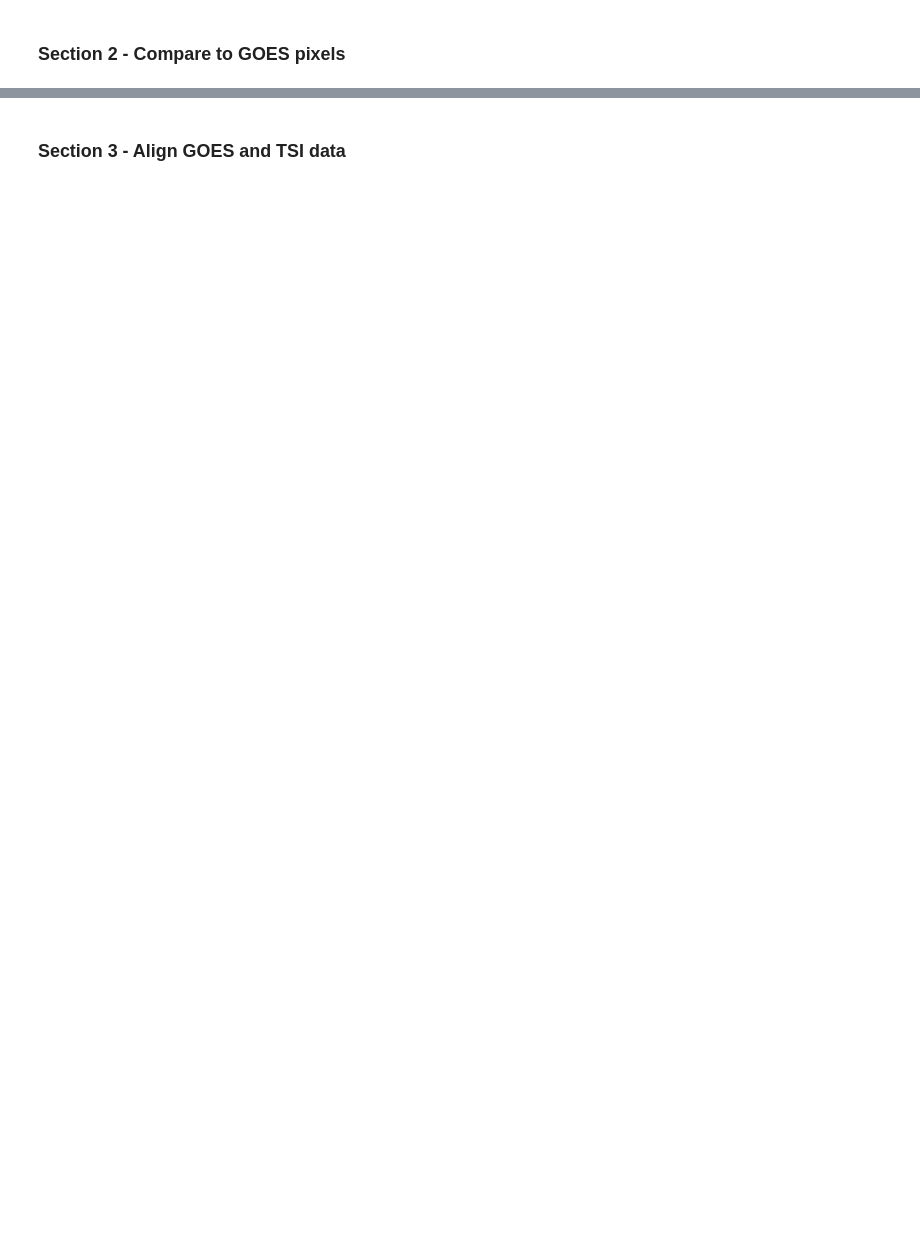
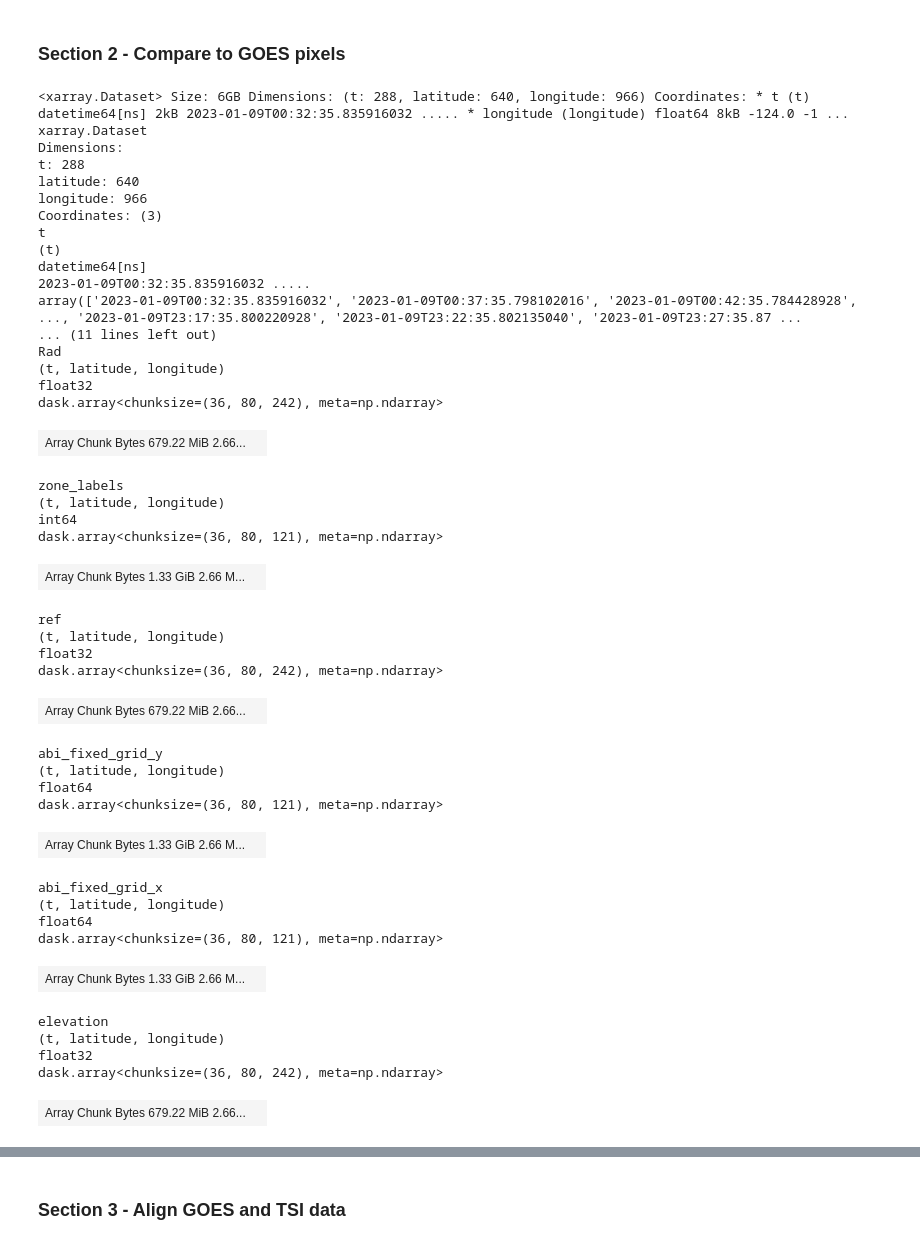
Before and after one commit to clinton-alden/goes_clouds, a Jupyter notebook: analysis/06_tsi_goes_comparison.ipynb, the cells around one changed output, grey strips where cells are left out. Saved outputs shown, nothing was run; the diff lists cells and outputs as text; code cells hidden in the pictures; blank space fills up the shorter version.

```diff
--- a/analysis/06_tsi_goes_comparison.ipynb
+++ b/analysis/06_tsi_goes_comparison.ipynb
@@ -50,0 +68,49 @@ goes_ds = goes_ds.sel(
+# %%
+zarr_path = '/storage/cdalden/goes/colorado/goes16/C02/'
+zarr_file = 'goes16_C02_colorado_20230109.zarr'
+zarr_ds = xr.open_zarr(zarr_path + zarr_file, consolidated=True)
+zarr_ds
+# %% [output]
+<xarray.Dataset> Size: 6GB Dimensions: (t: 288, latitude: 640, longitude: 966) Coordinates: * t (t) datetime64[ns] 2kB 2023-01-09T00:32:35.835916032 ..... * longitude (longitude) float64 8kB -124.0 -1 ...
+xarray.Dataset
+Dimensions:
+t: 288
+latitude: 640
+longitude: 966
+Coordinates: (3)
+t
+(t)
+datetime64[ns]
+2023-01-09T00:32:35.835916032 .....
+array(['2023-01-09T00:32:35.835916032', '2023-01-09T00:37:35.798102016', '2023-01-09T00:42:35.784428928', ..., '2023-01-09T23:17:35.800220928', '2023-01-09T23:22:35.802135040', '2023-01-09T23:27:35.87 ...
+... (11 lines left out)
+Rad
+(t, latitude, longitude)
+float32
+dask.array<chunksize=(36, 80, 242), meta=np.ndarray>
+| Array Chunk Bytes 679.22 MiB 2.66... |  |
+zone_labels
+(t, latitude, longitude)
+int64
+dask.array<chunksize=(36, 80, 121), meta=np.ndarray>
+| Array Chunk Bytes 1.33 GiB 2.66 M... |  |
+ref
+(t, latitude, longitude)
+float32
+dask.array<chunksize=(36, 80, 242), meta=np.ndarray>
+| Array Chunk Bytes 679.22 MiB 2.66... |  |
+abi_fixed_grid_y
+(t, latitude, longitude)
+float64
+dask.array<chunksize=(36, 80, 121), meta=np.ndarray>
+| Array Chunk Bytes 1.33 GiB 2.66 M... |  |
+abi_fixed_grid_x
+(t, latitude, longitude)
+float64
+dask.array<chunksize=(36, 80, 121), meta=np.ndarray>
+| Array Chunk Bytes 1.33 GiB 2.66 M... |  |
+elevation
+(t, latitude, longitude)
+float32
+dask.array<chunksize=(36, 80, 242), meta=np.ndarray>
+| Array Chunk Bytes 679.22 MiB 2.66... |  |
```
Also changed, not shown: parts of 7 cells of this notebook.
